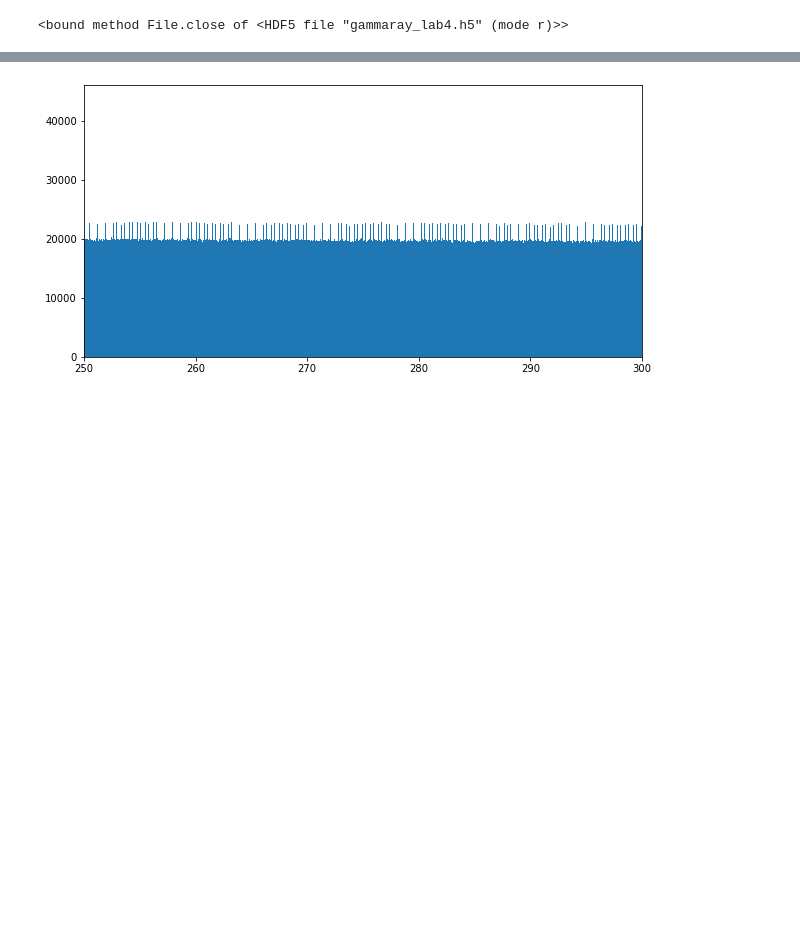
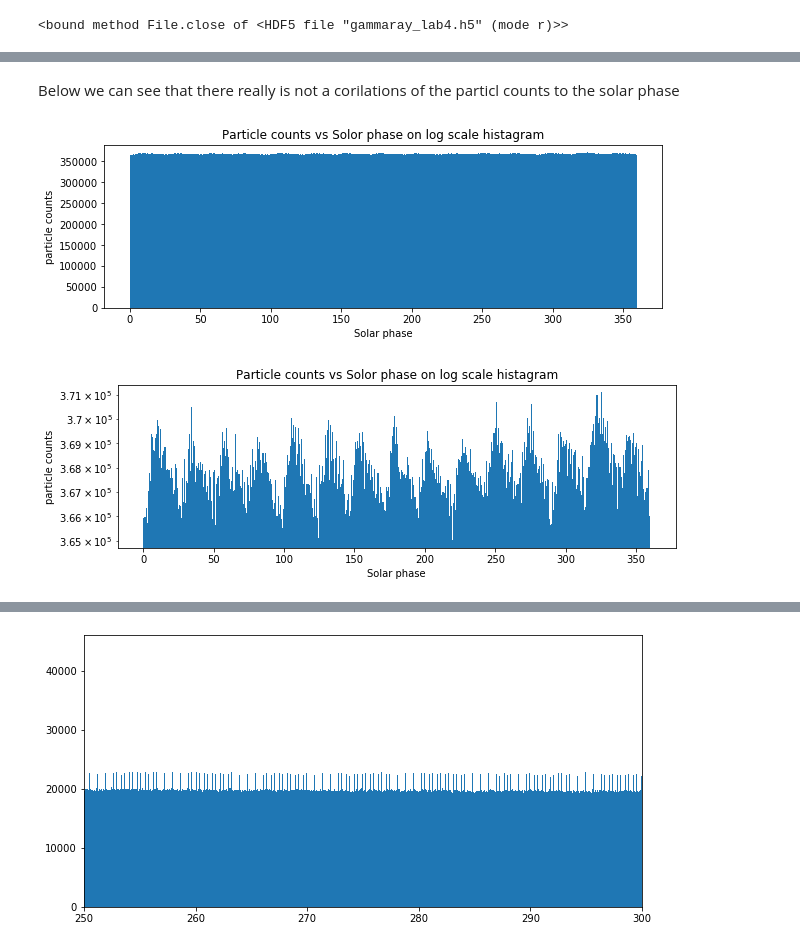
Before and after one commit to GammasBox/phys434Lab, a Jupyter notebook: Lab4.ipynb, the cells around one changed output, grey strips where cells are left out. Saved outputs shown, nothing was run; the diff lists cells and outputs as text; code cells hidden in the pictures; blank space fills up the shorter version.

```diff
--- a/Lab4.ipynb
+++ b/Lab4.ipynb
@@ -34,0 +63,20 @@ Data = pd.DataFrame({'time':data[0], 'Solar phase' : data[1] , 'Earth phase':dat
+# %% [markdown]
+Below we can see that there really is not a corilations of the particl counts to the solar phase
+# %%
+plt.hist(Data['Solar phase'],weights=Data['particle counts'], bins=500)
+plt.xlabel('Solar phase')
+plt.ylabel('particle counts')
+plt.title('Particle counts vs Solor phase on log scale histagram')
+
+#plt.yscale('log')
+plt.show()
+plt.hist(Data['Solar phase'],weights=Data['particle counts'], bins=500)
+plt.xlabel('Solar phase')
+plt.ylabel('particle counts')
+plt.title('Particle counts vs Solor phase on log scale histagram')
+
+plt.yscale('log')
+plt.show()
+# %% [output]
+[figure, added]
+[figure, added]
```
Also changed, not shown: parts of 37 cells of this notebook.
